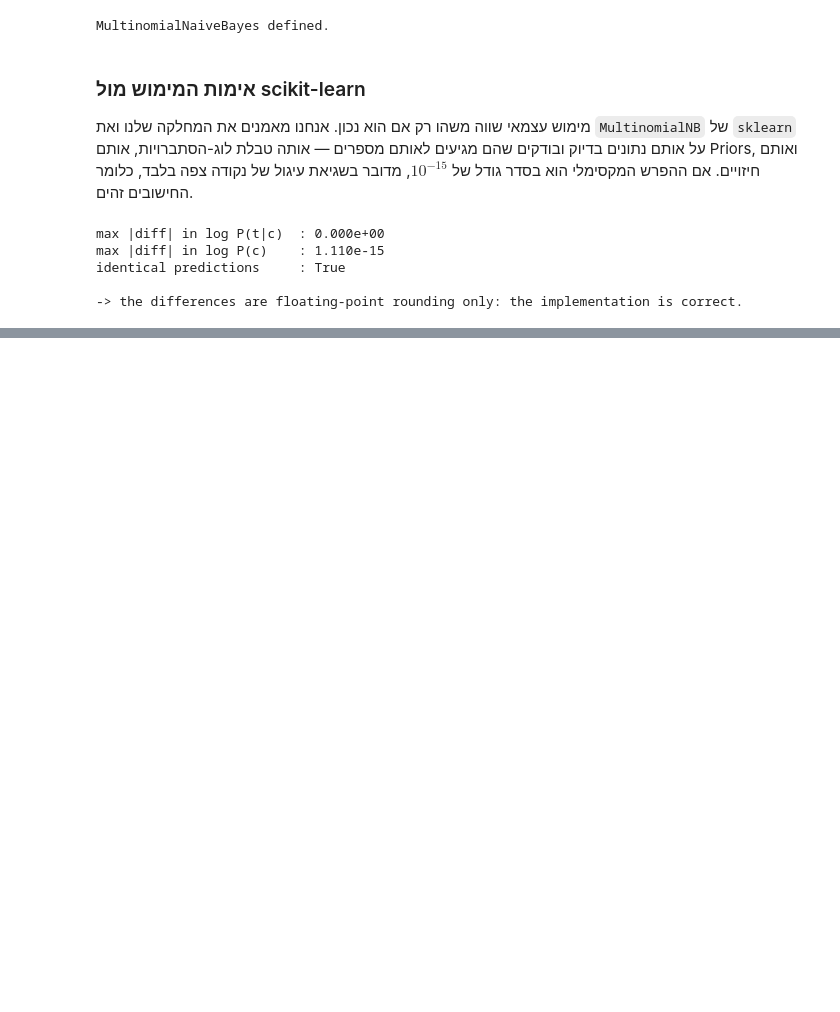
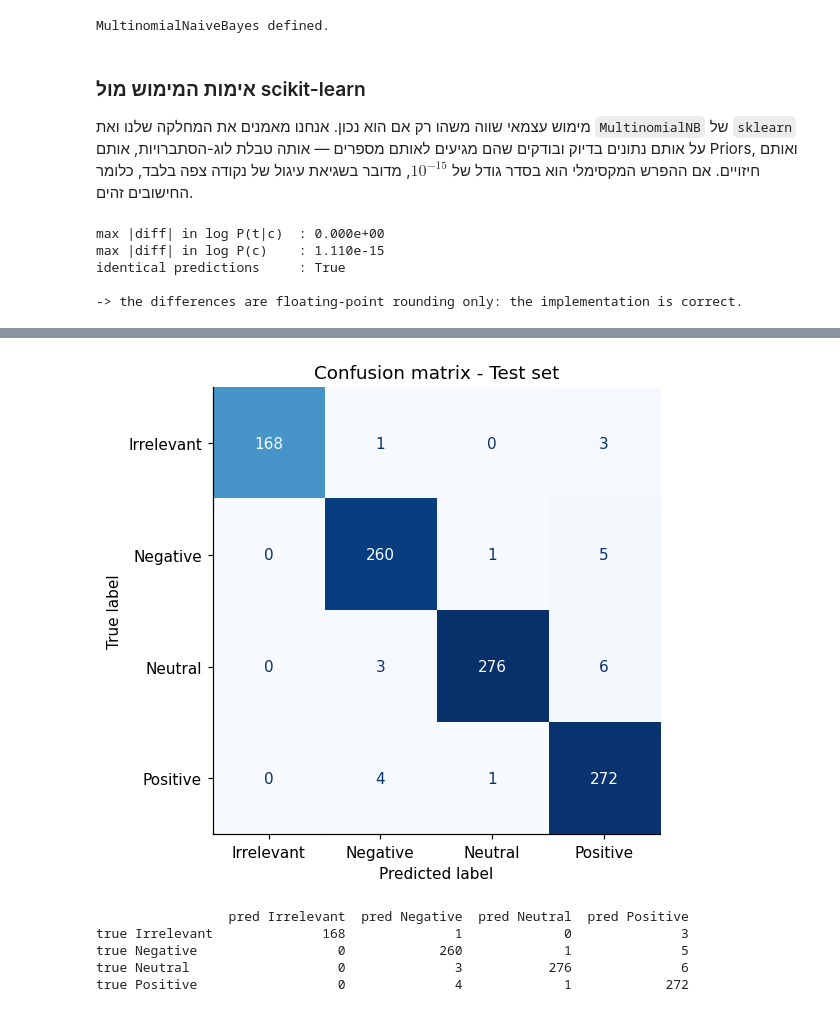
Before and after one commit to itay-malka/ML-Twitter-Analysis, a Jupyter notebook: twitter_sentiment_analysis_1.ipynb, the cells around one changed output, grey strips where cells are left out. Cells and saved outputs as stored; diff of their text form; code cells hidden in the pictures; blank space fills up the shorter version.

```diff
--- a/twitter_sentiment_analysis_1.ipynb
+++ b/twitter_sentiment_analysis_1.ipynb
@@ -836,0 +618,19 @@ for i in range(3):
+# %%
+# ============================================================================ #
+#  חלק 6ב: התפלגות המחלקות והשפעת האיזון, כפי שנמדדה ב-Cross Validation        #
+# ============================================================================ #
+dist = train_df["Sentiment"].value_counts()
+print("Class distribution in the TRAIN set:")
+for c, n in dist.items():
+    print(f"  {c:<12}{n:>7,}   ({n / len(train_df) * 100:5.1f}%)")
+print(f"  {'imbalance ratio (largest / smallest)':<40}: {dist.max() / dist.min():.2f}")
+print(f"  {'rows kept by under-sampling':<40}: {dist.min() * len(dist):,} of {len(train_df):,}")
+
+print("\nMarginal effect of the balancing axis (mean over all other settings):")
+print(grid_results.groupby("balance")["mean_macro_f1"].mean().round(4).to_string())
+
+print("\nBest permutation within each balancing mode:")
+display(grid_results.loc[grid_results.groupby("balance")["mean_macro_f1"].idxmax()]
+                    [["balance", "vectorizer", "ngram_range", "max_features",
+                      "alpha", "train_rows", "mean_macro_f1", "std_macro_f1"]]
+                    .reset_index(drop=True))
@@ -836,0 +860,24 @@ for i in range(3):
+# %%
+# ============================================================================ #
+#  חלק 5ד: מטריצת הבלבול                                                      #
+# ============================================================================ #
+labels = list(final_model.classes_)
+cm = confusion_matrix(y_test, y_pred, labels=labels)
+
+fig, ax = plt.subplots(figsize=(5.6, 5.0))
+ConfusionMatrixDisplay(cm, display_labels=labels).plot(ax=ax, cmap="Blues",
+                                                       colorbar=False, values_format="d")
+ax.set_title("Confusion matrix - Test set")
+ax.grid(False)
+plt.tight_layout(); plt.show()
+
+print(pd.DataFrame(cm,
+                   index=[f"true {c}" for c in labels],
+                   columns=[f"pred {c}" for c in labels]).to_string())
+# %% [output]
+[figure, added]
+                 pred Irrelevant  pred Negative  pred Neutral  pred Positive
+true Irrelevant              168              1             0              3
+true Negative                  0            260             1              5
+true Neutral                   0              3           276              6
+true Positive                  0              4             1            272
```
Also changed, not shown: parts of 40 cells of this notebook.
